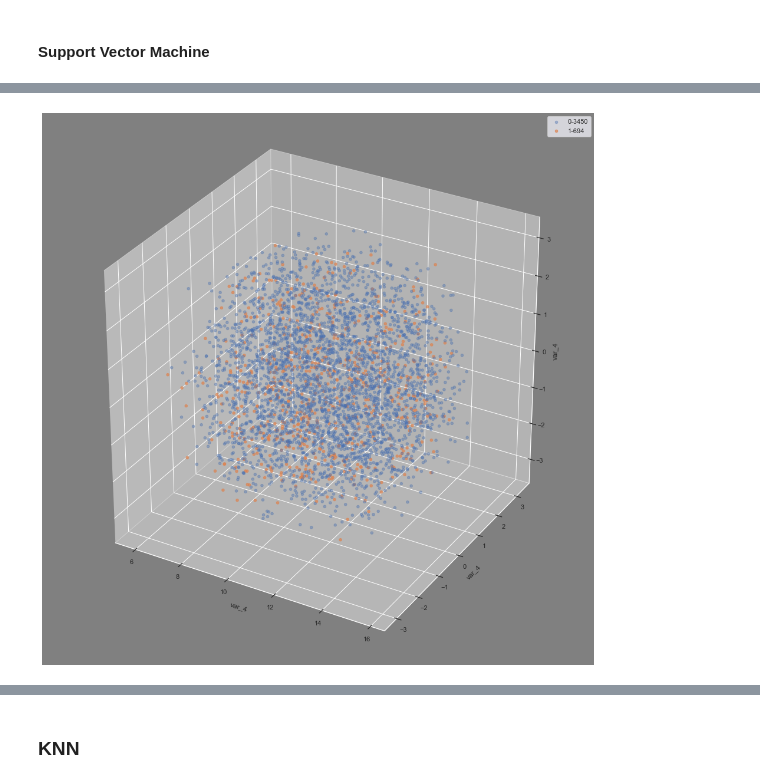
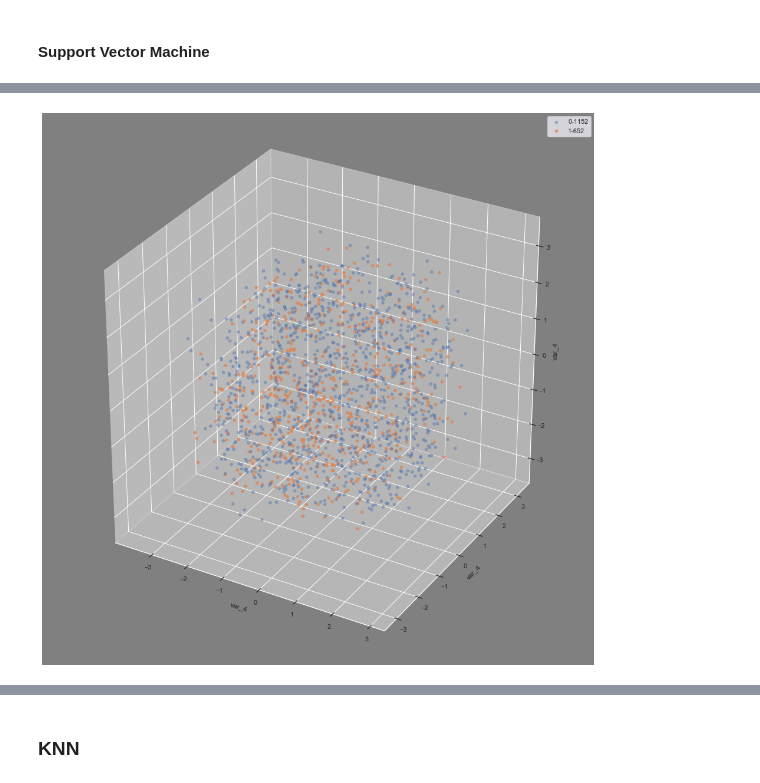
Before and after one commit to miguelmayhem92/Kaggle-Santander-Prediction-Customer-Transaction, a Jupyter notebook: CST_modeling.ipynb, the cells around one changed output, grey strips where cells are left out. Drawn from its saved outputs; the diff is of its cells as text; code cells hidden in the pictures.

Commit message:
changes for further training

```diff
--- a/CST_modeling.ipynb
+++ b/CST_modeling.ipynb
@@ -67,0 +68,2 @@ train_section_3 = train_dataset_scaled[train_dataset_scaled.mahalanobis <= 9]
+# %%
+train_section_1, train_section_2, train_section_3 = partitions(train_dataset_scaled)
@@ -74,23 +80,14 @@ target
 Name: mahalanobis, dtype: int64
-# %%
-def augmentation_strategy(data, dict_1,dict_2, dict_3,gen_mean, gen_cov, columns_features ):
-    aug_normal = normal_augmentation(data = data , columns = columns_features, n = dict_1['n'],
-                          pop_mean = gen_mean, pop_cov = gen_cov, range_distance = dict_1['range'], label_target = dict_1['label'], rate = dict_1['rate'])
-
-    aug_conditioned_1 = concentrated_augmentation(data = data, columns = columns_features, n = dict_2['n'], category = dict_2['label'])
-
-    aug_conditioned_2 = concentrated_augmentation(data = aug_normal, columns = columns_features, n = dict_3['n'], category = dict_3['category'], label_target = dict_3['label'])
-
-    augmentation_result = pd.concat([data, aug_normal,  aug_conditioned_1, aug_conditioned_2])
-
-    return augmentation_result
 # %%
-dict_1 = {'n':1600, 'range': [15,35], 'label': 2, 'rate': 0.65}
-dict_2 = {'n':1800, 'label': 1}
-dict_3 = {'n':800, 'range': [15,35], 'label': 4, 'category': 2}
+dict_1 = {'n':7600, 'range': [15,40], 'label': 2, 'rate': 0.65}  #random augmentation
+dict_2 = {'n':5000, 'label': 3, 'category': 1} # augmetation on existing ones
+dict_3 = {'n':9000, 'range': [15,40], 'label': 4, 'category': 2} # augmetation on the previous random ones
 
-train_section_1_aug = augmentation_strategy(data = train_section_1, dict_1 = dict_1,dict_2 = dict_2, dict_3 = dict_3,
-                      gen_mean = means_train, gen_cov = cov_train, columns_features = numerical_features )
+unscld_train_section_1 =unscaler(train_section_1, scalerx)
+train_section_1_aug = augmentation_strategy(data = unscld_train_section_1, dict_1 = dict_1,dict_2 = dict_2, dict_3 = dict_3,
+                      gen_mean = means_train, gen_cov = cov_train, columns_features = numerical_features ).reset_index(drop = True)
+del unscld_train_section_1
+train_section_1_aug =  scaler(train_section_1_aug,scalerx)
 # %%
 train_section_1_aug.pivot_table(index = 'target', aggfunc = 'count')['mahalanobis']
 # %% [output]
@@ -122,0 +119,2 @@ train_dataset_section1_aug = augmentation_selection_rates(train_dataset_section1
+# %%
+validation_dataset_section1_balanced =  balance_validation(validation_dataset_section1, 500)
@@ -175,5 +159,5 @@ conf_mat
 # %%
-threeD_plot(validation_dataset_section1,['var_4', 'var_12', 'var_46'], fraq = 1.00)
+threeD_plot(validation_dataset_section1_balanced,['var_4', 'var_12', 'var_46'], fraq = 1.00)
 # %% [output]
-[figure, old version]
+[figure, new version]
 # %%
```
Also changed, not shown: parts of 73 cells of this notebook, 1 other file.
